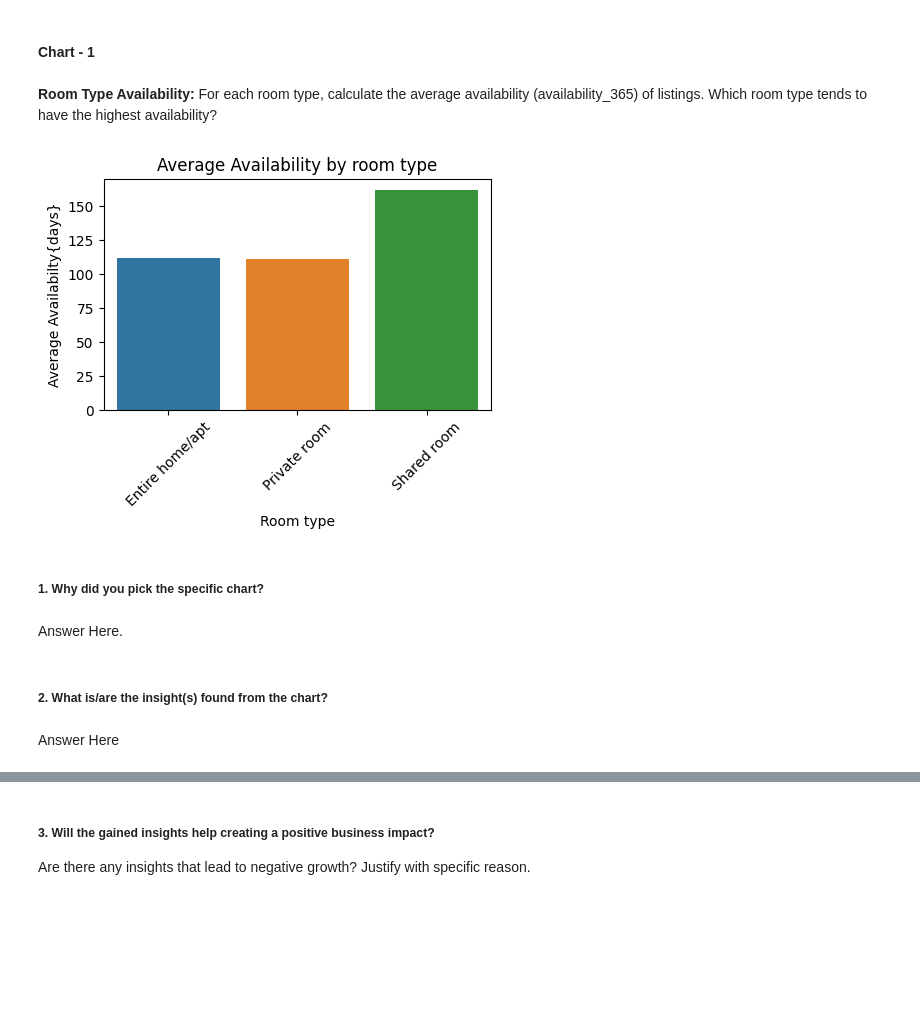
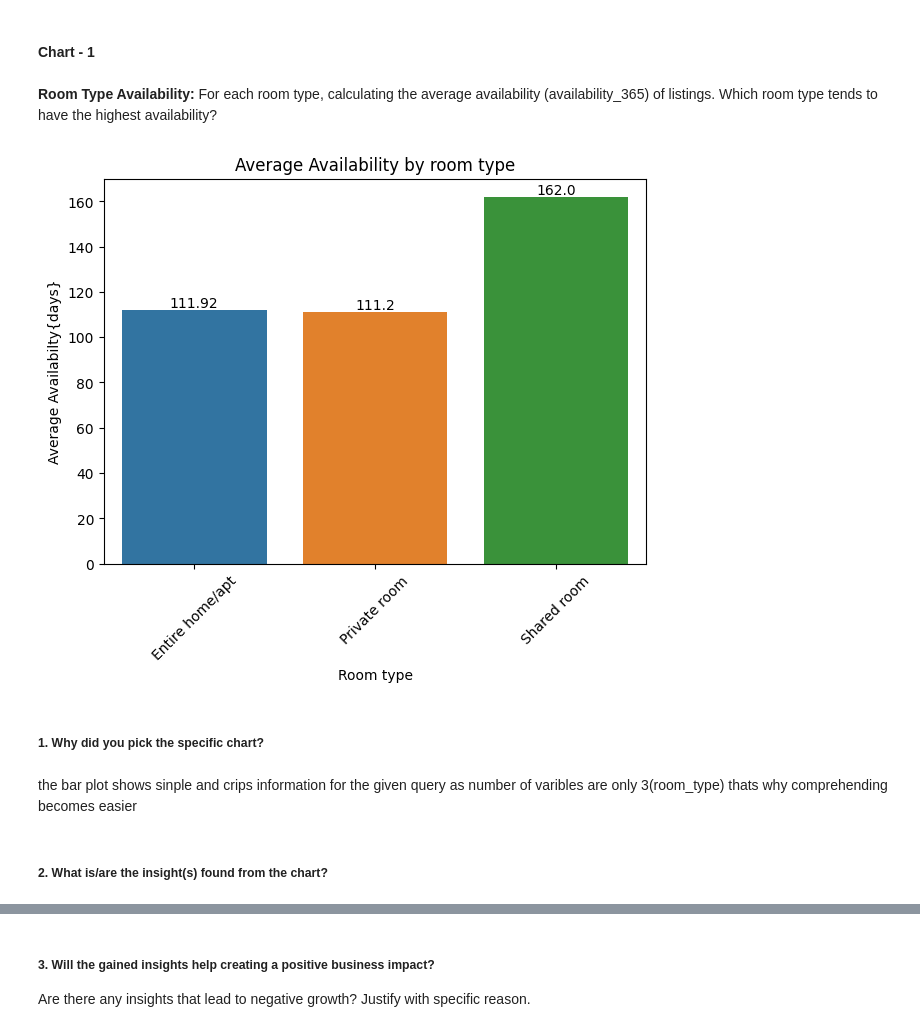
Before and after one commit to mradulkankaria/Capstone-1, a Jupyter notebook: AieBnb_EDA_project_Submission.ipynb, the cells around one changed output, grey strips where cells are left out. Saved outputs shown, nothing was run; the diff lists cells and outputs as text; code cells hidden in the pictures; blank space fills up the shorter version.

```diff
--- a/AieBnb_EDA_project_Submission.ipynb
+++ b/AieBnb_EDA_project_Submission.ipynb
@@ -360,27 +360,31 @@ Answer Here.
 #### Chart - 1
 # %% [markdown]
  **Room Type Availability:**
- For each room type, calculate the average availability (availability_365) of listings. Which room type tends to have the highest availability?
+ For each room type, calculating the average availability (availability_365) of listings. Which room type tends to have the highest availability?
 # %%
 # Chart - 1 visualization code
 # Calculating the average availability for each room type
 room_type_availability = data_df.groupby('room_type')['availability_365'].mean().reset_index()
 
 #createing a bar chart to visualize the avg availability by room type
-plt.figure(figsize=(5,3))
+plt.figure(figsize=(7,5))
 sns.barplot(x='room_type' , y='availability_365', data=room_type_availability )
+
 plt.title('Average Availability by room type')
 plt.xlabel('Room type')
 plt.ylabel('Average Availabilty{days}')
 plt.xticks(rotation=45)
+
+#plotting annotation on bars
+for index, row in room_type_availability.iterrows():
+    plt.text(index, row['availability_365'], round(row['availability_365'], 2), ha='center', va='bottom')
 plt.show()
 # %% [output]
-[figure, old version]
+[figure, new version]
 # %% [markdown]
 ##### 1. Why did you pick the specific chart?
-# %% [markdown]
-Answer Here.
+# %% [markdown]
+
+the bar plot shows sinple and crips information for the given query as number of varibles are only 3(room_type) thats why comprehending becomes easier
 # %% [markdown]
 ##### 2. What is/are the insight(s) found from the chart?
-# %% [markdown]
-Answer Here
```
Also changed, not shown: parts of 15 cells of this notebook.
